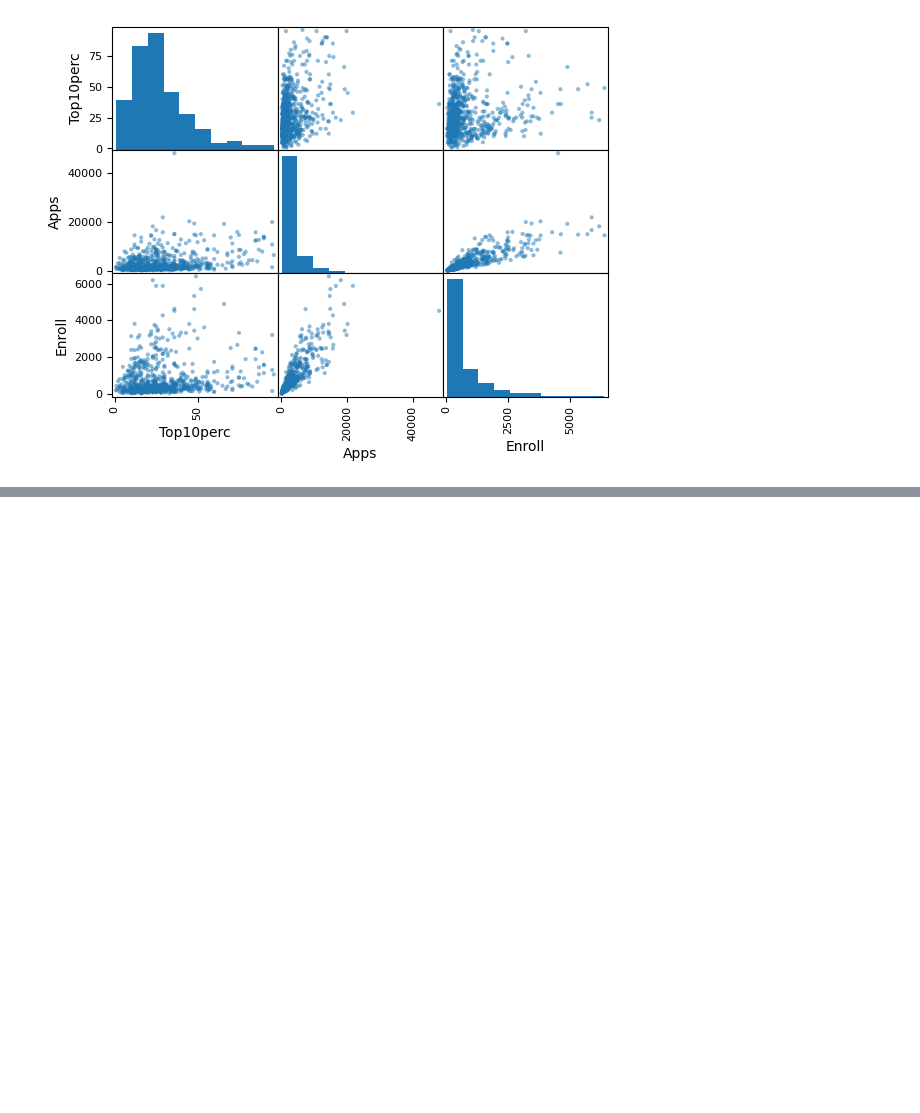
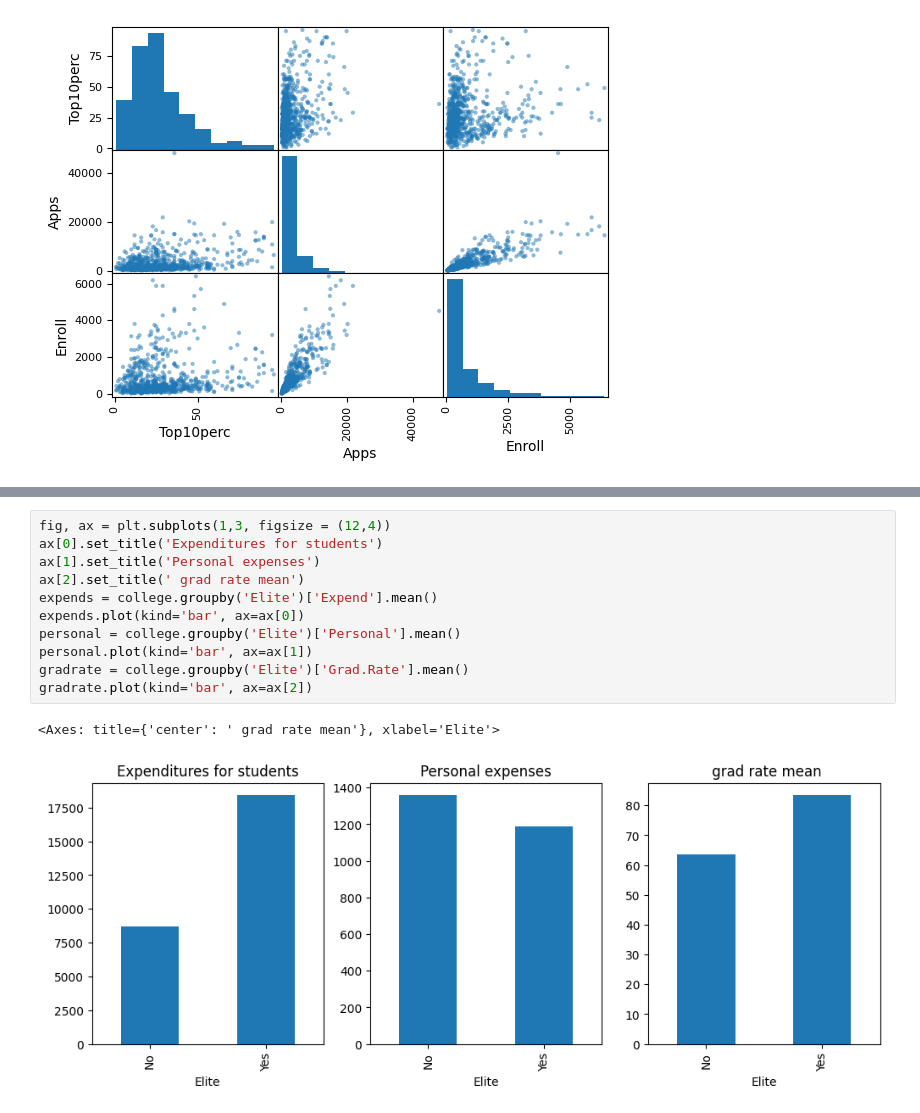
Before and after one commit to zoneme99/AI24-Databehandling-JC, a Jupyter notebook: Labs/Lab1.ipynb, the cells around one changed output, grey strips where cells are left out. Saved outputs shown, nothing was run; the diff lists cells and outputs as text; blank space fills up the shorter version.

```diff
--- a/Labs/Lab1.ipynb
+++ b/Labs/Lab1.ipynb
@@ -103,0 +107,14 @@ g)--------------
+# %%
+fig, ax = plt.subplots(1,3, figsize = (12,4))
+ax[0].set_title('Expenditures for students')
+ax[1].set_title('Personal expenses')
+ax[2].set_title(' grad rate mean')
+expends = college.groupby('Elite')['Expend'].mean()
+expends.plot(kind='bar', ax=ax[0])
+personal = college.groupby('Elite')['Personal'].mean()
+personal.plot(kind='bar', ax=ax[1])
+gradrate = college.groupby('Elite')['Grad.Rate'].mean()
+gradrate.plot(kind='bar', ax=ax[2])
+# %% [output]
+<Axes: title={'center': ' grad rate mean'}, xlabel='Elite'>
+[figure, added]
```
Also changed, not shown: parts of 4 cells of this notebook, 2 other files.
